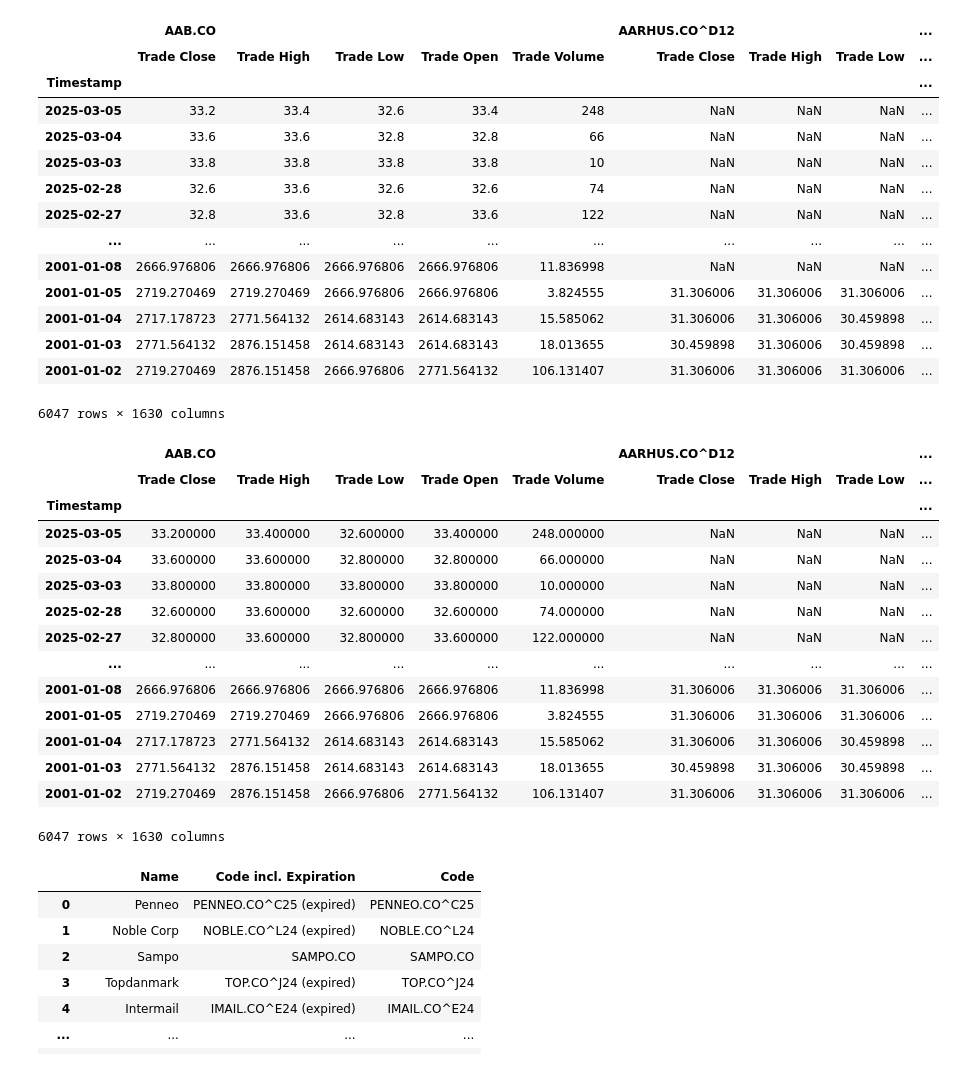
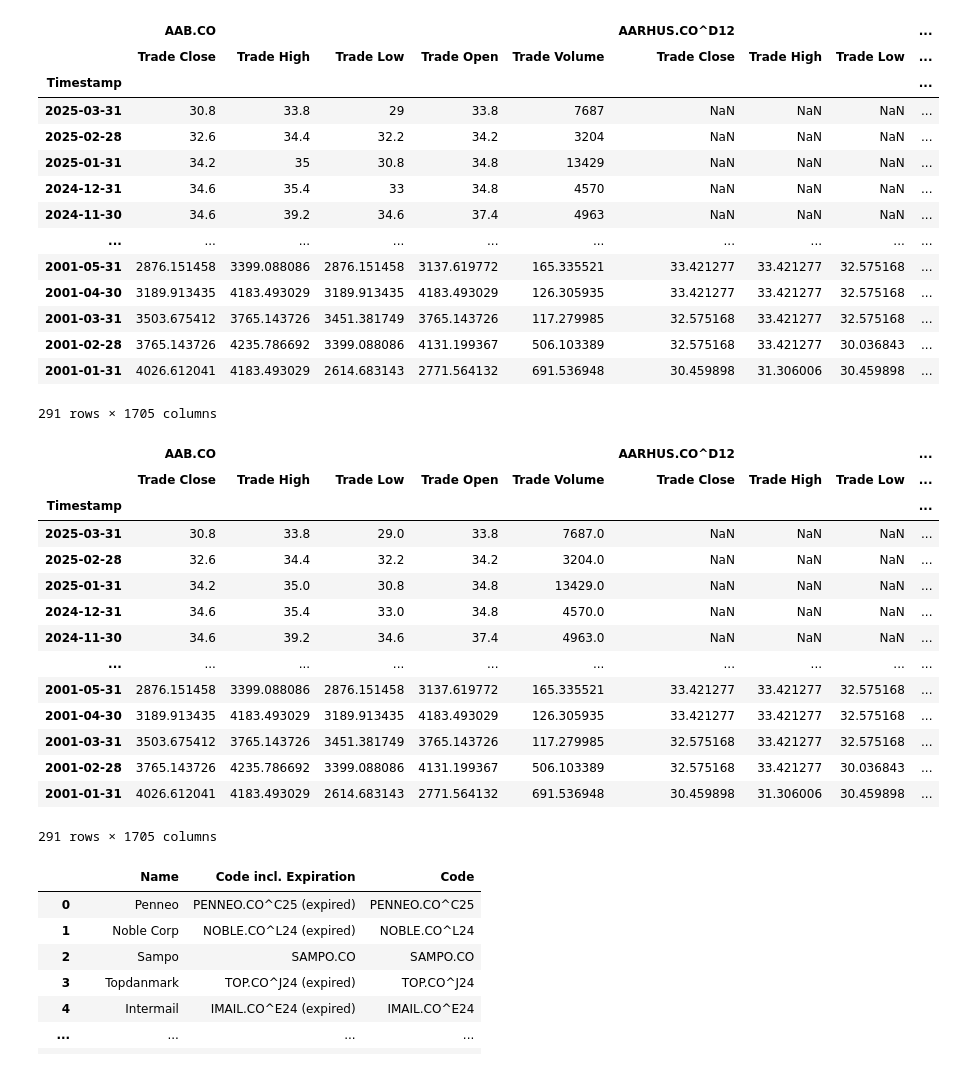
Before and after one commit to johanoelgaard/MastersThesis, a Jupyter notebook: eikon.ipynb, the cells around one changed output. Drawn from its saved outputs; the diff is of its cells as text; code cells hidden in the pictures.

```diff
--- a/eikon.ipynb
+++ b/eikon.ipynb
@@ -76,48 +76,49 @@ required_columns = {"Trade Close", "Trade High", "Trade Low", "Trade Open", "Tra
 
 # extract all tickers from the first level of the columns
 tickers = trade_values_df.columns.levels[0]
 
 valid_tickers = []
 
 for ticker in tickers:
     # the sub-columns (second-level) for this particular ticker
     subcols = set(trade_values_df[ticker].columns)
 
     # check if all required columns are present
     if required_columns.issubset(subcols):
 
         # now check how many valid rows the ticker has.
         subdf = trade_values_df[ticker][list(required_columns)]
 
         # count rows that are non-null in *all* required columns:
         non_null_rows = subdf.dropna(how="any").shape[0]
 
-        if non_null_rows >= 30:
+        if non_null_rows >= 3: # at least 3 months w. data (removes ~80 tickers)
             valid_tickers.append(ticker)
 
 # filter the original DataFrame to keep only valid tickers and all their second-level columns:
 trade_df = trade_values_df.loc[:, (valid_tickers, slice(None))]
 
 # display or continue working with the cleaned DataFrame
 display(trade_df)
 # %% [output]
 |  | AAB.CO |  |  |  |  | AARHUS.CO^D12 |  |  | ... |
 |  | Trade Close | Trade High | Trade Low | Trade Open | Trade Volume | Trade Close | Trade High | Trade Low | ... |
 | Timestamp |  |  |  |  |  |  |  |  | ... |
-| 2025-03-05 | 33.2 | 33.4 | 32.6 | 33.4 | 248 | NaN | NaN | NaN | ... |
-| 2025-03-04 | 33.6 | 33.6 | 32.8 | 32.8 | 66 | NaN | NaN | NaN | ... |
-| 2025-03-03 | 33.8 | 33.8 | 33.8 | 33.8 | 10 | NaN | NaN | NaN | ... |
-| 2025-02-28 | 32.6 | 33.6 | 32.6 | 32.6 | 74 | NaN | NaN | NaN | ... |
-| 2025-02-27 | 32.8 | 33.6 | 32.8 | 33.6 | 122 | NaN | NaN | NaN | ... |
+| 2025-03-31 | 30.8 | 33.8 | 29 | 33.8 | 7687 | NaN | NaN | NaN | ... |
+| 2025-02-28 | 32.6 | 34.4 | 32.2 | 34.2 | 3204 | NaN | NaN | NaN | ... |
+| 2025-01-31 | 34.2 | 35 | 30.8 | 34.8 | 13429 | NaN | NaN | NaN | ... |
+| 2024-12-31 | 34.6 | 35.4 | 33 | 34.8 | 4570 | NaN | NaN | NaN | ... |
+| 2024-11-30 | 34.6 | 39.2 | 34.6 | 37.4 | 4963 | NaN | NaN | NaN | ... |
 | ... | ... | ... | ... | ... | ... | ... | ... | ... | ... |
-| 2001-01-08 | 2666.976806 | 2666.976806 | 2666.976806 | 2666.976806 | 11.836998 | NaN | NaN | NaN | ... |
-| 2001-01-05 | 2719.270469 | 2719.270469 | 2666.976806 | 2666.976806 | 3.824555 | 31.306006 | 31.306006 | 31.306006 | ... |
-| 2001-01-04 | 2717.178723 | 2771.564132 | 2614.683143 | 2614.683143 | 15.585062 | 31.306006 | 31.306006 | 30.459898 | ... |
-| 2001-01-03 | 2771.564132 | 2876.151458 | 2614.683143 | 2614.683143 | 18.013655 | 30.459898 | 31.306006 | 30.459898 | ... |
-| 2001-01-02 | 2719.270469 | 2876.151458 | 2666.976806 | 2771.564132 | 106.131407 | 31.306006 | 31.306006 | 31.306006 | ... |
+| 2001-05-31 | 2876.151458 | 3399.088086 | 2876.151458 | 3137.619772 | 165.335521 | 33.421277 | 33.421277 | 32.575168 | ... |
+| 2001-04-30 | 3189.913435 | 4183.493029 | 3189.913435 | 4183.493029 | 126.305935 | 33.421277 | 33.421277 | 32.575168 | ... |
+| 2001-03-31 | 3503.675412 | 3765.143726 | 3451.381749 | 3765.143726 | 117.279985 | 32.575168 | 33.421277 | 32.575168 | ... |
+| 2001-02-28 | 3765.143726 | 4235.786692 | 3399.088086 | 4131.199367 | 506.103389 | 32.575168 | 33.421277 | 30.036843 | ... |
+| 2001-01-31 | 4026.612041 | 4183.493029 | 2614.683143 | 2771.564132 | 691.536948 | 30.459898 | 31.306006 | 30.459898 | ... |
-6047 rows × 1630 columns
+291 rows × 1705 columns
 # %%
 # create an IndexSlice for easier multi-index slicing
+pd.set_option('future.no_silent_downcasting', True)
 idx = pd.IndexSlice
 
 # loop over the tickers that are actually in the DataFrame
@@ -140,18 +141,18 @@ trade_df.to_csv('data/trade_df.csv')
 |  | AAB.CO |  |  |  |  | AARHUS.CO^D12 |  |  | ... |
 |  | Trade Close | Trade High | Trade Low | Trade Open | Trade Volume | Trade Close | Trade High | Trade Low | ... |
 | Timestamp |  |  |  |  |  |  |  |  | ... |
-| 2025-03-05 | 33.200000 | 33.400000 | 32.600000 | 33.400000 | 248.000000 | NaN | NaN | NaN | ... |
-| 2025-03-04 | 33.600000 | 33.600000 | 32.800000 | 32.800000 | 66.000000 | NaN | NaN | NaN | ... |
-| 2025-03-03 | 33.800000 | 33.800000 | 33.800000 | 33.800000 | 10.000000 | NaN | NaN | NaN | ... |
-| 2025-02-28 | 32.600000 | 33.600000 | 32.600000 | 32.600000 | 74.000000 | NaN | NaN | NaN | ... |
-| 2025-02-27 | 32.800000 | 33.600000 | 32.800000 | 33.600000 | 122.000000 | NaN | NaN | NaN | ... |
+| 2025-03-31 | 30.8 | 33.8 | 29.0 | 33.8 | 7687.0 | NaN | NaN | NaN | ... |
+| 2025-02-28 | 32.6 | 34.4 | 32.2 | 34.2 | 3204.0 | NaN | NaN | NaN | ... |
+| 2025-01-31 | 34.2 | 35.0 | 30.8 | 34.8 | 13429.0 | NaN | NaN | NaN | ... |
+| 2024-12-31 | 34.6 | 35.4 | 33.0 | 34.8 | 4570.0 | NaN | NaN | NaN | ... |
+| 2024-11-30 | 34.6 | 39.2 | 34.6 | 37.4 | 4963.0 | NaN | NaN | NaN | ... |
 | ... | ... | ... | ... | ... | ... | ... | ... | ... | ... |
-| 2001-01-08 | 2666.976806 | 2666.976806 | 2666.976806 | 2666.976806 | 11.836998 | 31.306006 | 31.306006 | 31.306006 | ... |
-| 2001-01-05 | 2719.270469 | 2719.270469 | 2666.976806 | 2666.976806 | 3.824555 | 31.306006 | 31.306006 | 31.306006 | ... |
-| 2001-01-04 | 2717.178723 | 2771.564132 | 2614.683143 | 2614.683143 | 15.585062 | 31.306006 | 31.306006 | 30.459898 | ... |
-| 2001-01-03 | 2771.564132 | 2876.151458 | 2614.683143 | 2614.683143 | 18.013655 | 30.459898 | 31.306006 | 30.459898 | ... |
-| 2001-01-02 | 2719.270469 | 2876.151458 | 2666.976806 | 2771.564132 | 106.131407 | 31.306006 | 31.306006 | 31.306006 | ... |
+| 2001-05-31 | 2876.151458 | 3399.088086 | 2876.151458 | 3137.619772 | 165.335521 | 33.421277 | 33.421277 | 32.575168 | ... |
+| 2001-04-30 | 3189.913435 | 4183.493029 | 3189.913435 | 4183.493029 | 126.305935 | 33.421277 | 33.421277 | 32.575168 | ... |
+| 2001-03-31 | 3503.675412 | 3765.143726 | 3451.381749 | 3765.143726 | 117.279985 | 32.575168 | 33.421277 | 32.575168 | ... |
+| 2001-02-28 | 3765.143726 | 4235.786692 | 3399.088086 | 4131.199367 | 506.103389 | 32.575168 | 33.421277 | 30.036843 | ... |
+| 2001-01-31 | 4026.612041 | 4183.493029 | 2614.683143 | 2771.564132 | 691.536948 | 30.459898 | 31.306006 | 30.459898 | ... |
-6047 rows × 1630 columns
+291 rows × 1705 columns
 # %%
 # use valid_tickers to filter the stocks_df
 stocks_df = stocks_df[stocks_df['Code'].isin(valid_tickers)].reset_index(drop=True)
```
Also changed, not shown: parts of 3 cells of this notebook, 4 other files.
